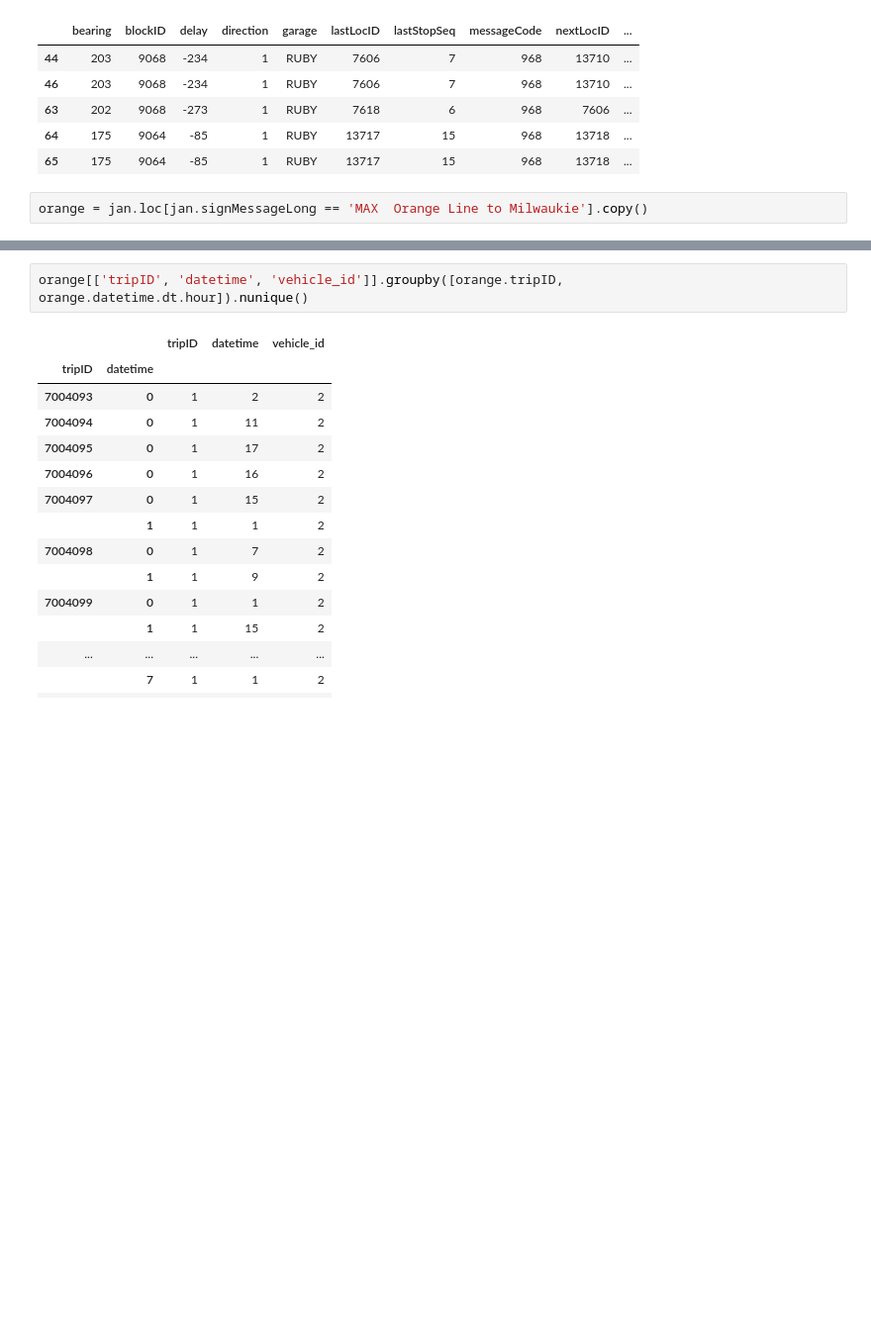
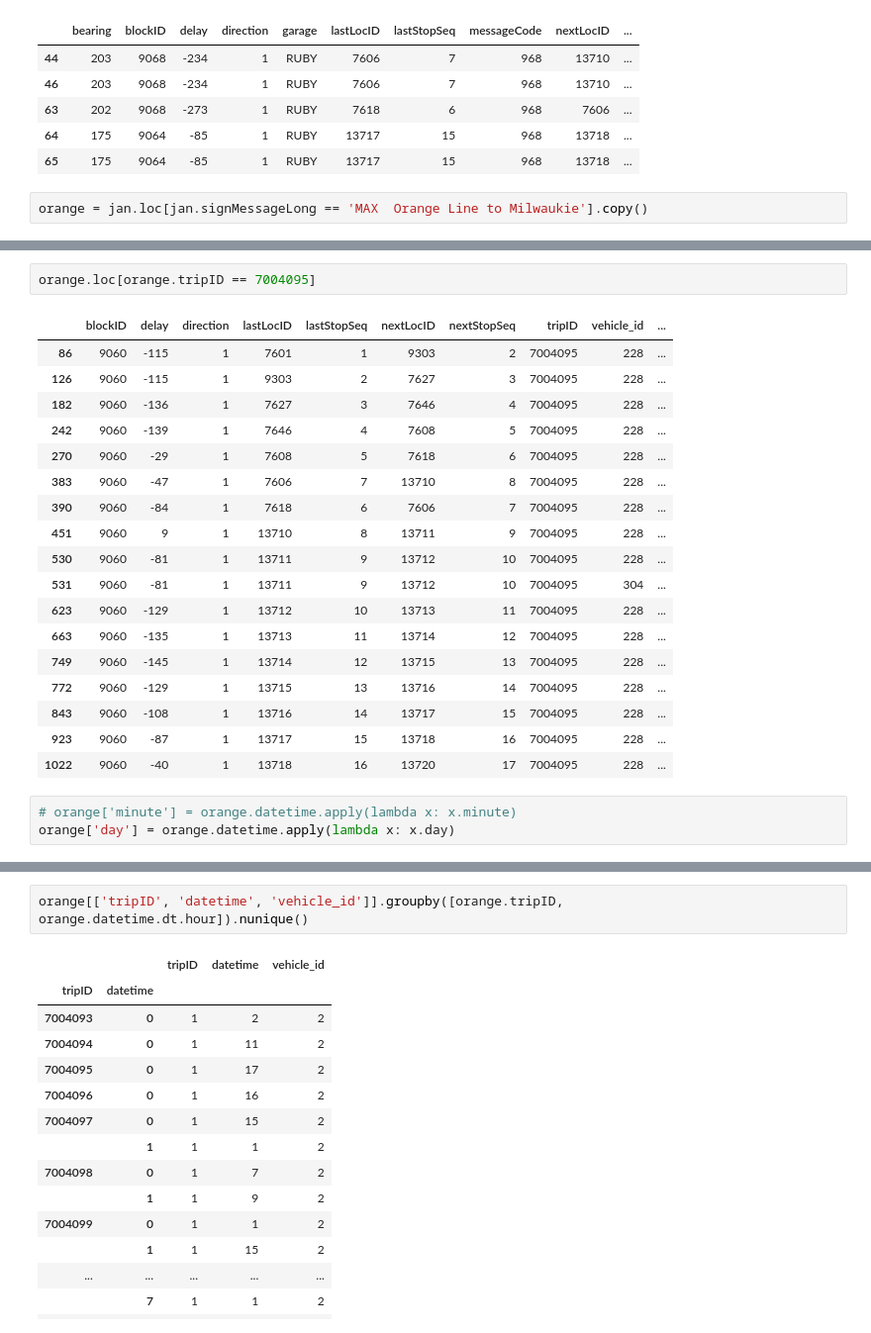
Before and after one commit to matthewgiem/Portland_TriMet, a Jupyter notebook: Orange Line.ipynb, the cells around one changed output, grey strips where cells are left out. Shown: that part at 99% size. Saved outputs shown, nothing was run; the diff lists cells and outputs as text; blank space fills up the shorter version.

```diff
--- a/Orange Line.ipynb
+++ b/Orange Line.ipynb
@@ -76,0 +160,24 @@ orange = jan.loc[jan.signMessageLong == 'MAX  Orange Line to Milwaukie'].copy()
+# %%
+orange.loc[orange.tripID == 7004095]
+# %% [output]
+|  | blockID | delay | direction | lastLocID | lastStopSeq | nextLocID | nextStopSeq | tripID | vehicle_id | ... |
+| 86 | 9060 | -115 | 1 | 7601 | 1 | 9303 | 2 | 7004095 | 228 | ... |
+| 126 | 9060 | -115 | 1 | 9303 | 2 | 7627 | 3 | 7004095 | 228 | ... |
+| 182 | 9060 | -136 | 1 | 7627 | 3 | 7646 | 4 | 7004095 | 228 | ... |
+| 242 | 9060 | -139 | 1 | 7646 | 4 | 7608 | 5 | 7004095 | 228 | ... |
+| 270 | 9060 | -29 | 1 | 7608 | 5 | 7618 | 6 | 7004095 | 228 | ... |
+| 383 | 9060 | -47 | 1 | 7606 | 7 | 13710 | 8 | 7004095 | 228 | ... |
+| 390 | 9060 | -84 | 1 | 7618 | 6 | 7606 | 7 | 7004095 | 228 | ... |
+| 451 | 9060 | 9 | 1 | 13710 | 8 | 13711 | 9 | 7004095 | 228 | ... |
+| 530 | 9060 | -81 | 1 | 13711 | 9 | 13712 | 10 | 7004095 | 228 | ... |
+| 531 | 9060 | -81 | 1 | 13711 | 9 | 13712 | 10 | 7004095 | 304 | ... |
+| 623 | 9060 | -129 | 1 | 13712 | 10 | 13713 | 11 | 7004095 | 228 | ... |
+| 663 | 9060 | -135 | 1 | 13713 | 11 | 13714 | 12 | 7004095 | 228 | ... |
+| 749 | 9060 | -145 | 1 | 13714 | 12 | 13715 | 13 | 7004095 | 228 | ... |
+| 772 | 9060 | -129 | 1 | 13715 | 13 | 13716 | 14 | 7004095 | 228 | ... |
+| 843 | 9060 | -108 | 1 | 13716 | 14 | 13717 | 15 | 7004095 | 228 | ... |
+| 923 | 9060 | -87 | 1 | 13717 | 15 | 13718 | 16 | 7004095 | 228 | ... |
+| 1022 | 9060 | -40 | 1 | 13718 | 16 | 13720 | 17 | 7004095 | 228 | ... |
+# %%
+# orange['minute'] = orange.datetime.apply(lambda x: x.minute)
+orange['day'] = orange.datetime.apply(lambda x: x.day)
```
Also changed, not shown: parts of 15 cells of this notebook.
